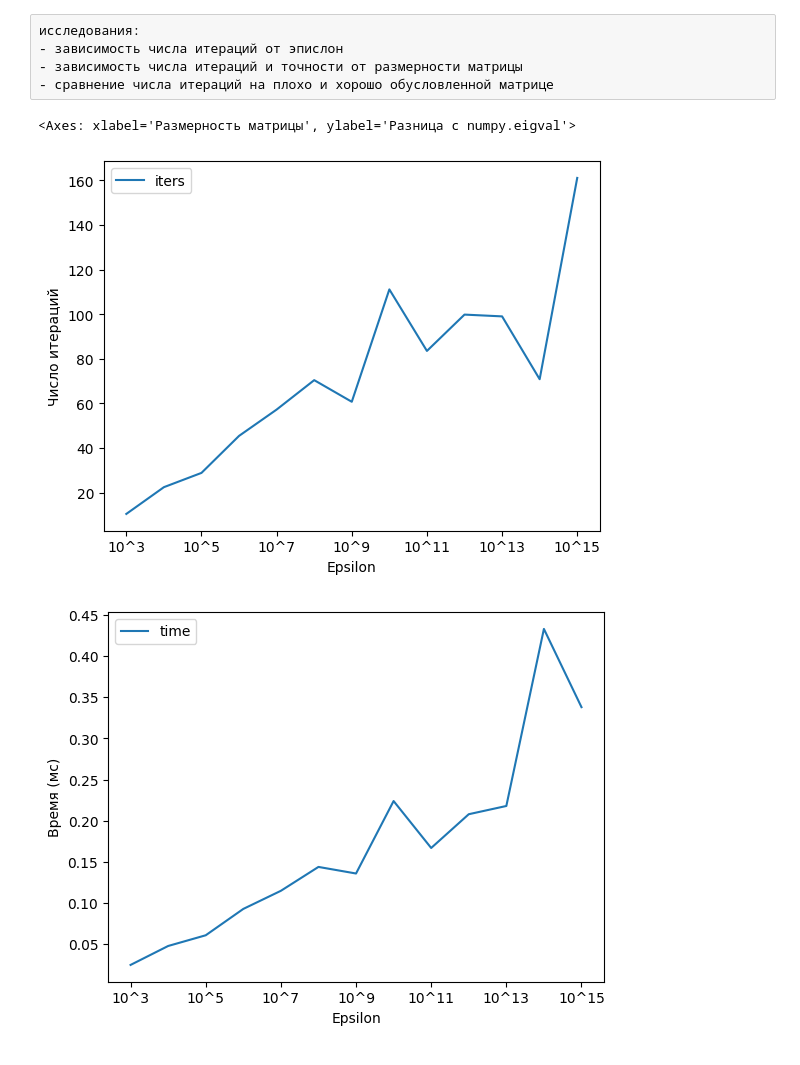
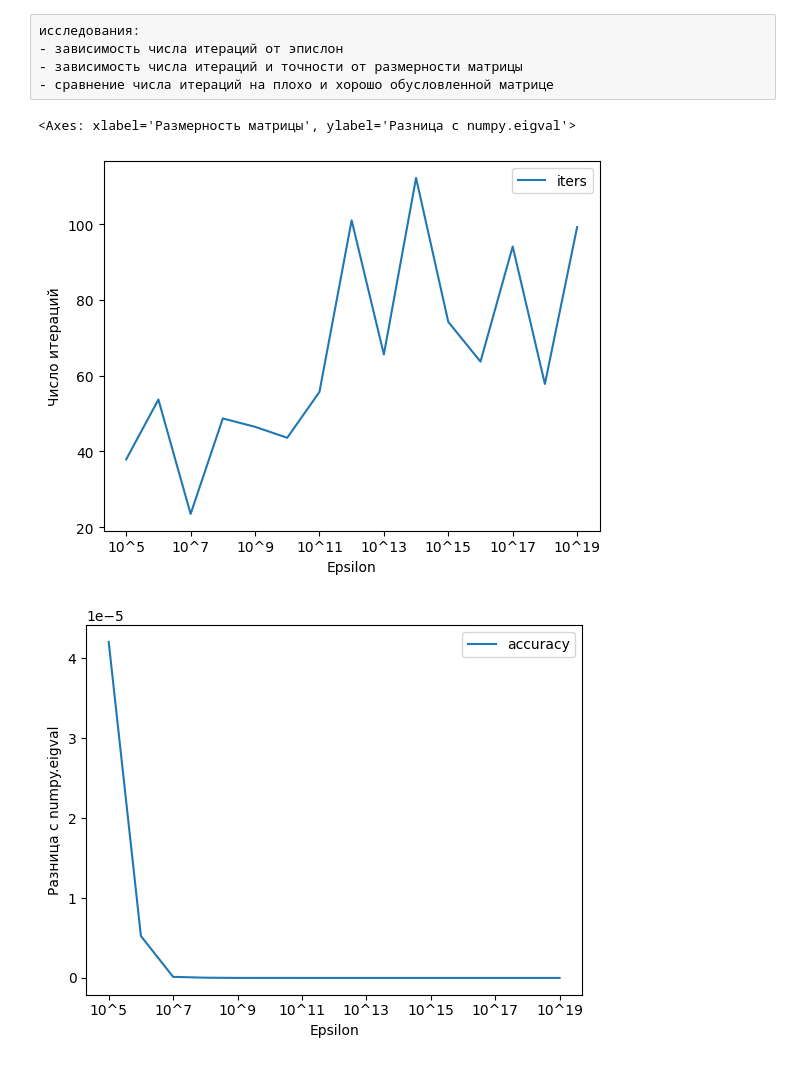
Before and after one commit to poslam/sem5-cmpmath, a Jupyter notebook: labs/curs.ipynb, the cells around one changed output. Saved outputs shown, nothing was run; the diff lists cells and outputs as text; code cells hidden in the pictures.

Commit message:
plots

```diff
--- a/labs/curs.ipynb
+++ b/labs/curs.ipynb
@@ -66,5 +118,5 @@ def generate_symmetric_matrix(
 # %%
-sizes = [i for i in range(5, 50)]
-epses = [i for i in range(3, 16)]
+sizes = [i for i in range(5, 60)]
+epses = [i for i in range(5, 20)]
 # %%
 from datetime import datetime
@@ -161,50 +187,50 @@ data_ac_size = pd.DataFrame(data_ac_size.items(), columns=["size", "accuracy"])
 data_it_eps["iters"] = remove_outliers_iqr(data_it_eps["iters"])
 data_it_size["iters"] = remove_outliers_iqr(data_it_size["iters"])
 
-data_t_size["iters"] = remove_outliers_iqr(data_it_eps["iters"])
+data_ac_size["accuracy"] = remove_outliers_iqr(data_ac_size["accuracy"])
 # %%
 data_it_eps.plot(
     x="eps",
     y="iters",
     xlabel="Epsilon",
     ylabel="Число итераций",
 )
 
-data_t_eps.plot(
-    x="eps",
-    y="time",
-    xlabel="Epsilon",
-    ylabel="Время (мс)",
-)
+# data_t_eps.plot(
+#     x="eps",
+#     y="time",
+#     xlabel="Epsilon",
+#     ylabel="Время (мс)",
+# )
 
 data_ac_eps.plot(
     x="eps",
     y="accuracy",
     xlabel="Epsilon",
     ylabel="Разница с numpy.eigval",
 )
 
 data_it_size.plot(
     x="size",
     y="iters",
     xlabel="Размерность матрицы",
     ylabel="Число итераций",
 )
 
-data_t_size.plot(
-    x="size",
-    y="time",
-    xlabel="Размерность матрицы",
-    ylabel="Время (мс)",
-)
+# data_t_size.plot(
+#     x="size",
+#     y="time",
+#     xlabel="Размерность матрицы",
+#     ylabel="Время (мс)",
+# )
 
 data_ac_size.plot(
     x="size",
     y="accuracy",
     xlabel="Размерность матрицы",
     ylabel="Разница с numpy.eigval",
 )
 # %% [output]
 <Axes: xlabel='Размерность матрицы', ylabel='Разница с numpy.eigval'>
-[figure, old version]
+[figure, new version]
-[figure, old version]
+[figure, new version]
```
Also changed, not shown: parts of 5 cells of this notebook.
